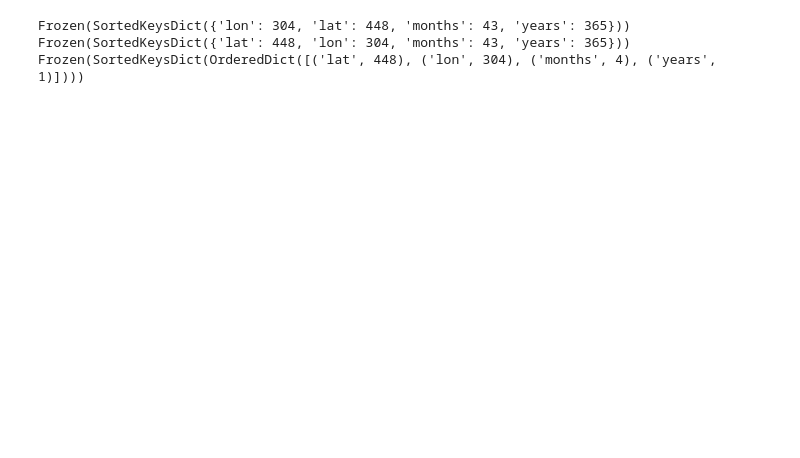
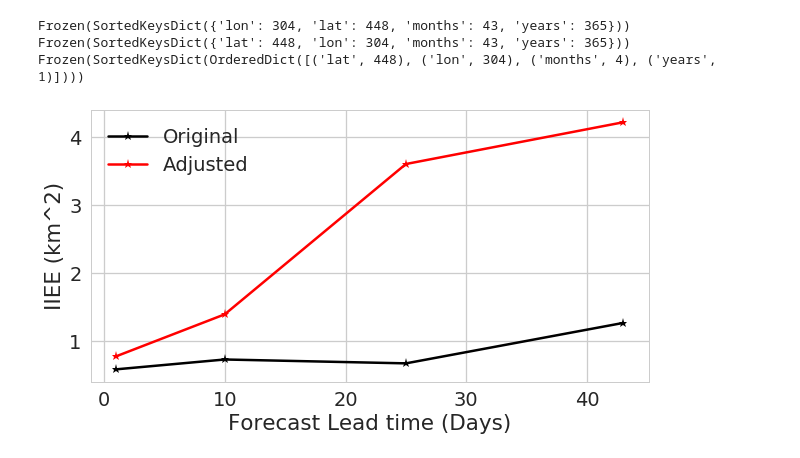
Before and after one commit to NicWayand/stcs, a Jupyter notebook: Compare_CS_output.ipynb, the cells around one changed output. Cells and saved outputs as stored; diff of their text form; code cells hidden in the pictures; blank space fills up the shorter version.

Commit message:
new plots

```diff
--- a/Compare_CS_output.ipynb
+++ b/Compare_CS_output.ipynb
@@ -66,8 +66,12 @@ ds_region['hole_mask'] = xr.DataArray(np.flip(ds_region.hole_mask.values, axis=1
 # %%
 out_dir = '/home/disk/sipn/nicway/data/Director_data/RPackage/SIPN'
 # %%
-mod_adj_f = 'Mod_adj_traindays_*_month_*.nc'
-ds_mod_adj = xr.open_mfdataset(os.path.join(out_dir,'fore_time_test',mod_adj_f), autoclose=True)
+file_path = os.path.join(out_dir,'july','Mod_adj*.nc')
+file_l = glob.glob(file_path)
+print(file_l)
+
+ds_mod_adj = xr.open_mfdataset(file_l, autoclose=True) # concat_dim='train_period',
 ds_mod_adj.rename({'year':'years','month':'months'}, inplace=True);
+# ds_mod_adj.coords['train_period'] = [1,5,10,20,30]
 ds_mod_adj
 # %% [output]
@@ -140,21 +145,99 @@ Frozen(SortedKeysDict({'lon': 304, 'lat': 448, 'months': 43, 'years': 365}))
 Frozen(SortedKeysDict({'lat': 448, 'lon': 304, 'months': 43, 'years': 365}))
 Frozen(SortedKeysDict(OrderedDict([('lat', 448), ('lon', 304), ('months', 4), ('years', 1)])))
 # %%
+# for tp in ds_mod_adj.train_period.values:
+
 # Calc sea ice presence from obs and model
 # Obs
 obs_sip = ds_obs.sel(years=ds_mod_adj.years, months=ds_mod_adj.months).conc
 obs_sip = ((obs_sip>=15) & (obs_sip<=100)).where(obs_sip<=100)
 obs_sip = obs_sip.rename({'lat':'y','lon':'x'})
 # Orig Model
 mod_sip = ds_mod.sel(years=ds_mod_adj.years, months=ds_mod_adj.months).iceInd
 mod_sip = (mod_sip>0.15).where(mod_sip.notnull())
 mod_sip = mod_sip.rename({'lat':'y','lon':'x'})
 # Adjusted Model
-mod_sip_adj = ds_mod_adj.iceInd
+mod_sip_adj = ds_mod_adj.iceInd #.sel(train_period=tp)
 cmask = mod_sip_adj.notnull()
 mod_sip_adj = mod_sip_adj.where(mod_sip_adj.isin([0,1]), other=0)
 mod_sip_adj = mod_sip_adj.where(cmask)
 mod_sip_adj = mod_sip_adj.rename({'lat':'y','lon':'x'})
 mod_sip_adj.x.attrs = {}
 mod_sip_adj.y.attrs = {}
 mod_sip_adj.attrs = {}
+
+#     print(obs_sip.dims)
+#     print(mod_sip.dims)
+#     print(mod_sip_adj.dims)
+
+## Evaluate
+# IIEE
+### Original Model IIEE
+IIEE_orig = metrics.IIEE(da_mod=mod_sip, da_obs=obs_sip, region=ds_region, sic_threshold=0.15, testplots=False)
+### Adjusted Model IIEE
+IIEE_adj = metrics.IIEE(da_mod=mod_sip_adj, da_obs=obs_sip, region=ds_region, sic_threshold=0.15, testplots=False)
+### Percent IIEE Reduction
+
+# As dask/lazy array, load it in  now
+IIEE_orig.load();
+IIEE_adj.load();
+
+### Plot IIEE vs. forecast lead time (days)
+# Plot IIEE
+f = plt.figure(figsize=(10,5))
+for cyear in IIEE_orig.years:
+    plt.plot(IIEE_orig.months.values, IIEE_orig.sel(years=cyear).values, marker='*', label='Original', color='k')
+    plt.plot(IIEE_adj.months.values, IIEE_adj.sel(years=cyear).values, marker='*', label='Adjusted', color='r')
+plt.legend()
+plt.ylabel('IIEE (km^2)')
+plt.xlabel('Forecast Lead time (Days)')
+
+### Plot IIEE vs. valid time
+
+# Plot IIEE
+f = plt.figure(figsize=(10,5))
+for cmonth in IIEE_orig.months:
+    plt.plot(IIEE_orig.valid_time.sel(months=cmonth).values, IIEE_orig.sel(months=cmonth).values, marker='*', label='Original', color='k')
+    plt.plot(IIEE_adj.valid_time.sel(months=cmonth).values, IIEE_adj.sel(months=cmonth).values, marker='*', label='Adjusted', color='r')
+plt.legend()
+plt.ylabel('IIEE (km^2)')
+f.autofmt_xdate()
+
+
+
+# Print out comparison plots of ice presence
+for cyear in ds_mod_adj.years.values:
+    for cmonth in ds_mod_adj.months.values:
+        # Offset defined by cmonth (predcition lead time in days)
+        endYearOffset = cmonth
+        Train_days = 30
+
+        # Get Training and Prediction periods
+        target = pd.to_datetime(ds_mod.sel(months=cmonth, years=cyear).valid_time.values).strftime('%Y-%m-%d')
+        TS = pd.to_datetime(ds_mod.sel(months=cmonth, years=np.max([cyear-endYearOffset-Train_days, 1])).valid_time.values).strftime('%Y-%m-%d')
+        TE = pd.to_datetime(ds_mod.sel(months=cmonth, years=cyear-endYearOffset).valid_time.values).strftime('%Y-%m-%d')
+        title_text = "Training from "+TS+" to "+TE+"\nPredicting "+target+"\nLead time:"+str(cmonth)
+
+        # Compare obs, model, adjusted model
+        f = plt.figure(figsize=((20,6)))
+        plt.text(0.5,1.1,title_text, fontsize=18, horizontalalignment='center')
+        cmap_c = matplotlib.colors.ListedColormap(sns.color_palette("Blues_r", 10))
+        cmap_c.set_bad(color = 'lightgrey')
+
+        plt.subplot(1,3,1)
+        obs_sip.sel(years=cyear,months=cmonth).plot(cmap=cmap_c)
+        plt.title('Observed')
+
+        plt.subplot(1,3,2)
+        #(mod_sip.sel(years=cyear,months=cmonth)-obs_sip.sel(years=cyear,months=cmonth)).plot(cmap=cmap_c)
+        mod_sip.sel(years=cyear,months=cmonth).plot(cmap=cmap_c)
+        plt.title('Prediction \n(original)')
+
+        plt.subplot(1,3,3)
+        #(mod_sip_adj.sel(years=cyear,months=cmonth)-obs_sip.sel(years=cyear,months=cmonth)).plot(cmap=cmap_c)
+        mod_sip_adj.sel(years=cyear,months=cmonth).plot(cmap=cmap_c)
+        plt.title('Prediction \n(after Contour Shifting)')
+
+        f.text(0.5, 1.08, title_text, fontsize=18, horizontalalignment='center')
+# %% [output]
+[figure, added]
```
Also changed, not shown: parts of 12 cells of this notebook.
